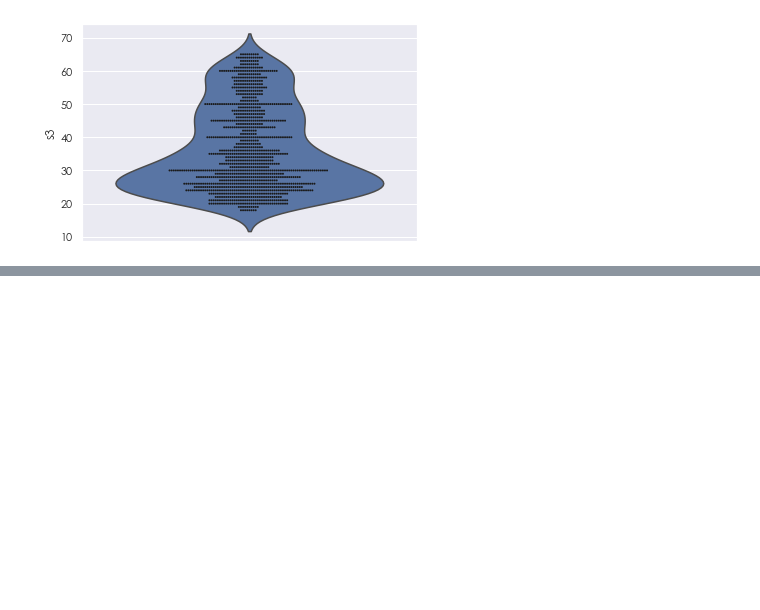
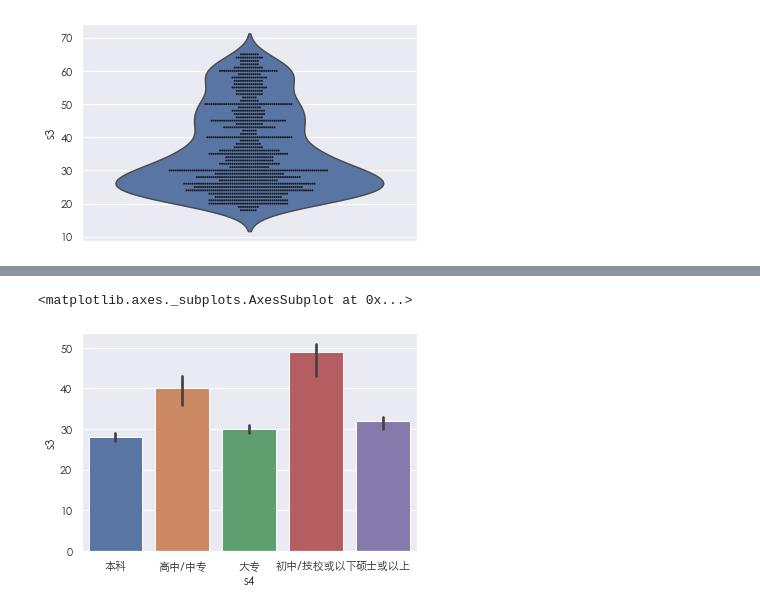
Before and after one commit to IamZY/DataAnalysis, a Jupyter notebook: pandas/Python数据可视化.ipynb, the cells around one changed output, grey strips where cells are left out. Cells and saved outputs as stored; diff of their text form; code cells hidden in the pictures; blank space fills up the shorter version.

```diff
--- a/pandas/Python数据可视化.ipynb
+++ b/pandas/Python数据可视化.ipynb
@@ -384,0 +402,6 @@ sns.swarmplot(y = ccss.s3,size = 2,color='k')
+# %%
+import numpy as np
+sns.barplot(x = ccss.s4,y = ccss.s3,estimator = np.median)
+# %% [output]
+<matplotlib.axes._subplots.AxesSubplot at 0x...>
+[figure, added]
```
Also changed, not shown: parts of 99 cells of this notebook.
